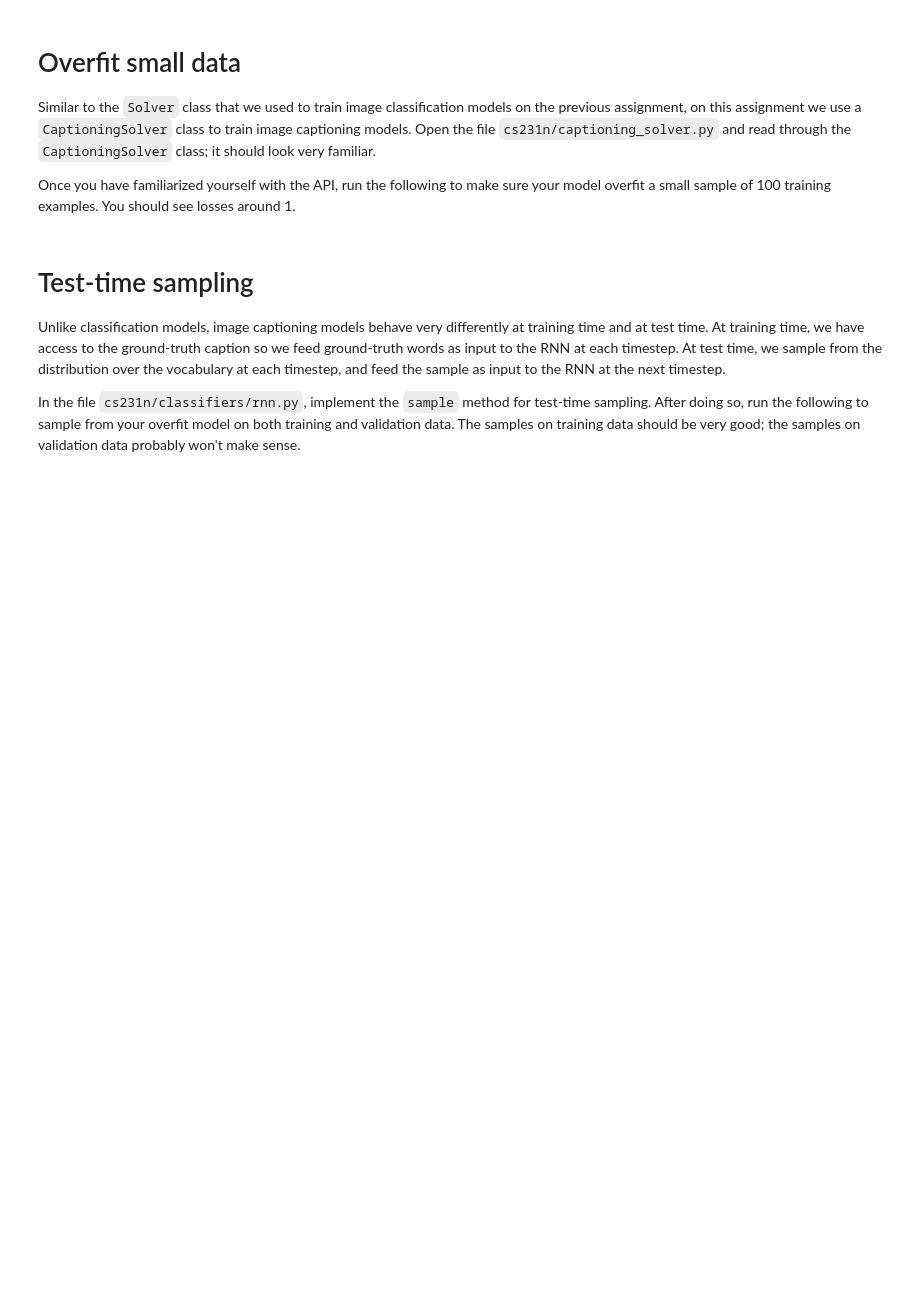
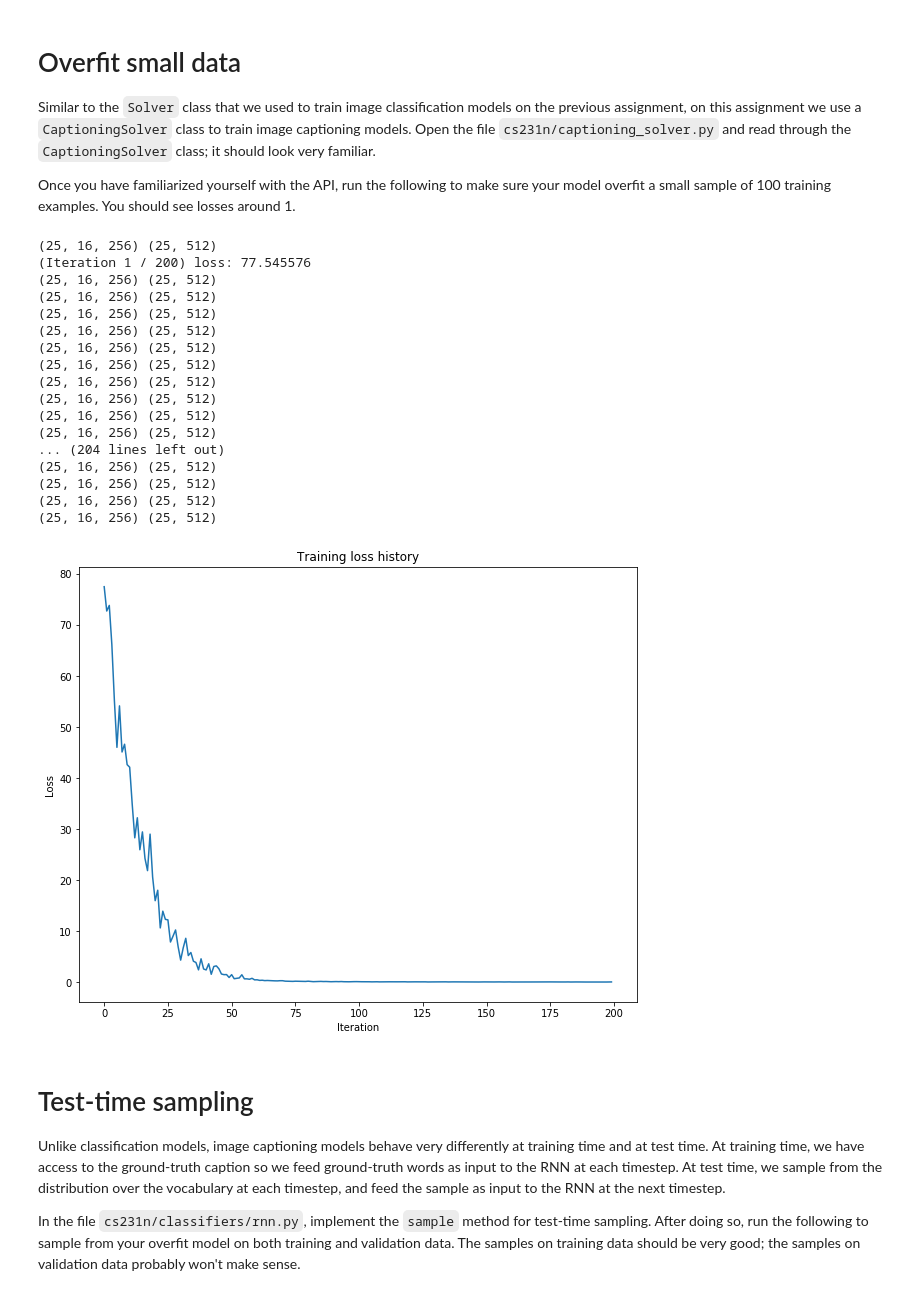
Before and after one commit to sshleifer/cs231, a Jupyter notebook: assignments/assignment3/RNN_Captioning.ipynb, the cells around one changed output. Cells and saved outputs as stored; diff of their text form; code cells hidden in the pictures; blank space fills up the shorter version.

```diff
--- a/assignments/assignment3/RNN_Captioning.ipynb
+++ b/assignments/assignment3/RNN_Captioning.ipynb
@@ -467,35 +502,54 @@ Similar to the `Solver` class that we used to train image classification models
 
 Once you have familiarized yourself with the API, run the following to make sure your model overfit a small sample of 100 training examples. You should see losses around 1.
 # %%
-small_data = load_coco_data(max_train=50)
+small_data = load_coco_data(max_train=100)
 
 small_rnn_model = CaptioningRNN(
           cell_type='rnn',
           word_to_idx=data['word_to_idx'],
           input_dim=data['train_features'].shape[1],
           hidden_dim=512,
           wordvec_dim=256,
         )
 
 small_rnn_solver = CaptioningSolver(small_rnn_model, small_data,
            update_rule='adam',
            num_epochs=50,
            batch_size=25,
            optim_config={
              'learning_rate': 5e-3,
            },
            lr_decay=0.95,
            verbose=True, print_every=10,
          )
 
 small_rnn_solver.train()
 
 # Plot the training losses
 plt.plot(small_rnn_solver.loss_history)
 plt.xlabel('Iteration')
 plt.ylabel('Loss')
 plt.title('Training loss history')
 plt.show()
+# %% [output]
+(25, 16, 256) (25, 512)
+(Iteration 1 / 200) loss: 77.545576
+(25, 16, 256) (25, 512)
+(25, 16, 256) (25, 512)
+(25, 16, 256) (25, 512)
+(25, 16, 256) (25, 512)
+(25, 16, 256) (25, 512)
+(25, 16, 256) (25, 512)
+(25, 16, 256) (25, 512)
+(25, 16, 256) (25, 512)
+(25, 16, 256) (25, 512)
+(25, 16, 256) (25, 512)
+... (204 lines left out)
+(25, 16, 256) (25, 512)
+(25, 16, 256) (25, 512)
+(25, 16, 256) (25, 512)
+(25, 16, 256) (25, 512)
+[figure, added]
 # %% [markdown]
 # Test-time sampling
 Unlike classification models, image captioning models behave very differently at training time and at test time. At training time, we have access to the ground-truth caption so we feed ground-truth words as input to the RNN at each timestep. At test time, we sample from the distribution over the vocabulary at each timestep, and feed the sample as input to the RNN at the next timestep.
```
Also changed, not shown: parts of 28 cells of this notebook, 1 other file.
